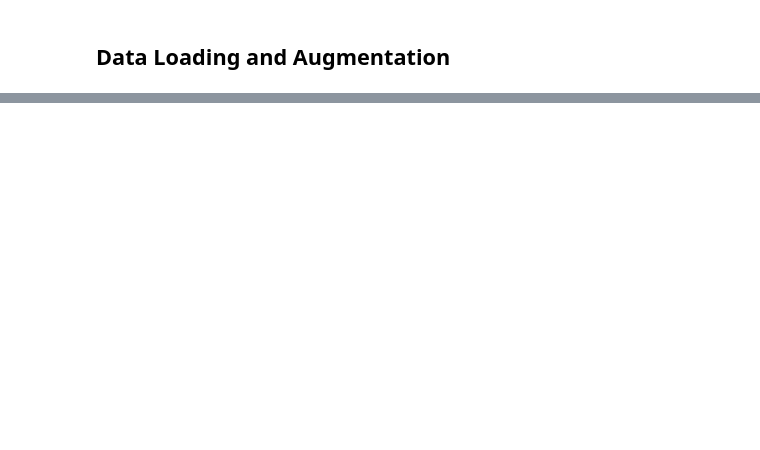
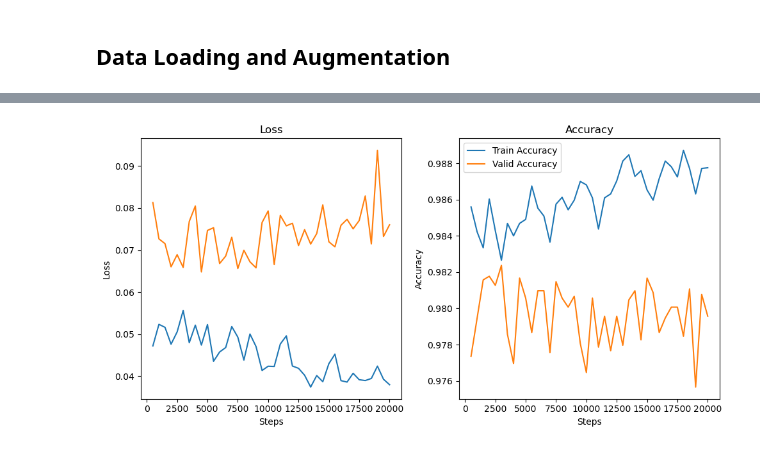
Before and after one commit to Integrated-Systems-Neuroengineering/scrramble, a Jupyter notebook: Notebooks/scrramble_mnist_augmented.ipynb, the cells around one changed output, grey strips where cells are left out. Cells and saved outputs as stored; diff of their text form; code cells hidden in the pictures; blank space fills up the shorter version.

```diff
--- a/Notebooks/scrramble_mnist_augmented.ipynb
+++ b/Notebooks/scrramble_mnist_augmented.ipynb
@@ -318,0 +505,18 @@ plt.tight_layout()
+# %%
+# plotting the training and validation loss and accuracy
+fig, axs = plt.subplots(1, 2, figsize=(10, 5))
+axs[0].plot(metrics_history['step'], metrics_history['train_loss'], label='Train Loss')
+axs[0].plot(metrics_history['step'], metrics_history['valid_loss'], label='Valid Loss')
+axs[0].set_title('Loss')
+axs[0].set_xlabel('Steps')
+axs[0].set_ylabel('Loss')
+
+axs[1].plot(metrics_history['step'], metrics_history['train_accuracy'], label='Train Accuracy')
+axs[1].plot(metrics_history['step'], metrics_history['valid_accuracy'], label='Valid Accuracy')
+axs[1].set_title('Accuracy')
+axs[1].set_xlabel('Steps')
+axs[1].set_ylabel('Accuracy')
+axs[1].legend()
+plt.tight_layout()
+# %% [output]
+[figure, added]
```
Also changed, not shown: parts of 11 cells of this notebook, 1 other file.
